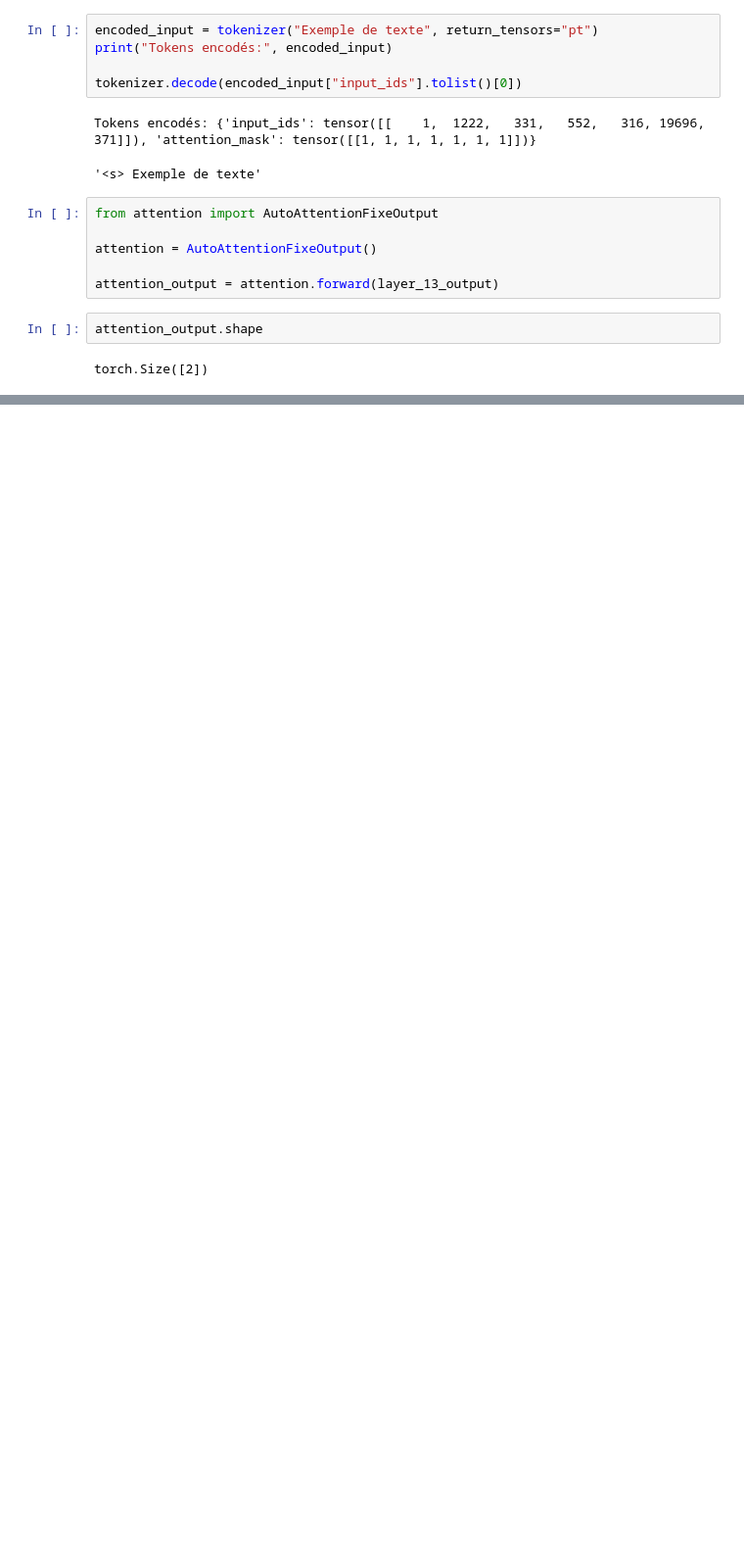
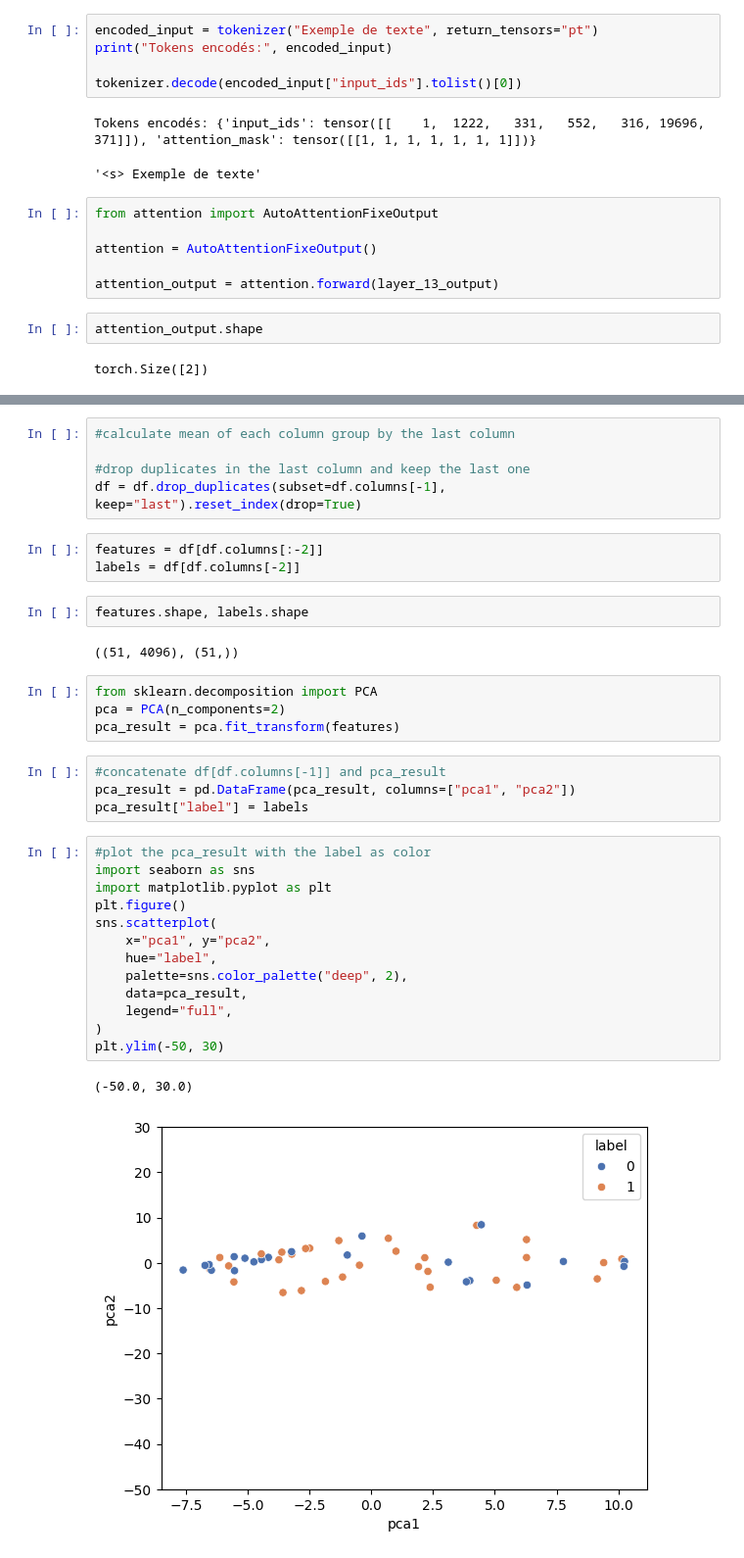
Before and after one commit to LouisCleriot/Latent-truth-detector, a Jupyter notebook: main.ipynb, the cells around one changed output, grey strips where cells are left out. Shown at 98% size. Drawn from its saved outputs; the diff is of its cells as text; blank space fills up the shorter version.

```diff
--- a/main.ipynb
+++ b/main.ipynb
@@ -83,0 +138,36 @@ torch.Size([2])
+# %%
+#calculate mean of each column group by the last column
+
+#drop duplicates in the last column and keep the last one
+df = df.drop_duplicates(subset=df.columns[-1], keep="last").reset_index(drop=True)
+# %%
+features = df[df.columns[:-2]]
+labels = df[df.columns[-2]]
+# %%
+features.shape, labels.shape
+# %% [output]
+((51, 4096), (51,))
+# %%
+from sklearn.decomposition import PCA
+pca = PCA(n_components=2)
+pca_result = pca.fit_transform(features)
+# %%
+#concatenate df[df.columns[-1]] and pca_result
+pca_result = pd.DataFrame(pca_result, columns=["pca1", "pca2"])
+pca_result["label"] = labels
+# %%
+#plot the pca_result with the label as color
+import seaborn as sns
+import matplotlib.pyplot as plt
+plt.figure()
+sns.scatterplot(
+    x="pca1", y="pca2",
+    hue="label",
+    palette=sns.color_palette("deep", 2),
+    data=pca_result,
+    legend="full",
+)
+plt.ylim(-50, 30)
+# %% [output]
+(-50.0, 30.0)
+[figure, added]
```
Also changed, not shown: parts of 6 cells of this notebook.
